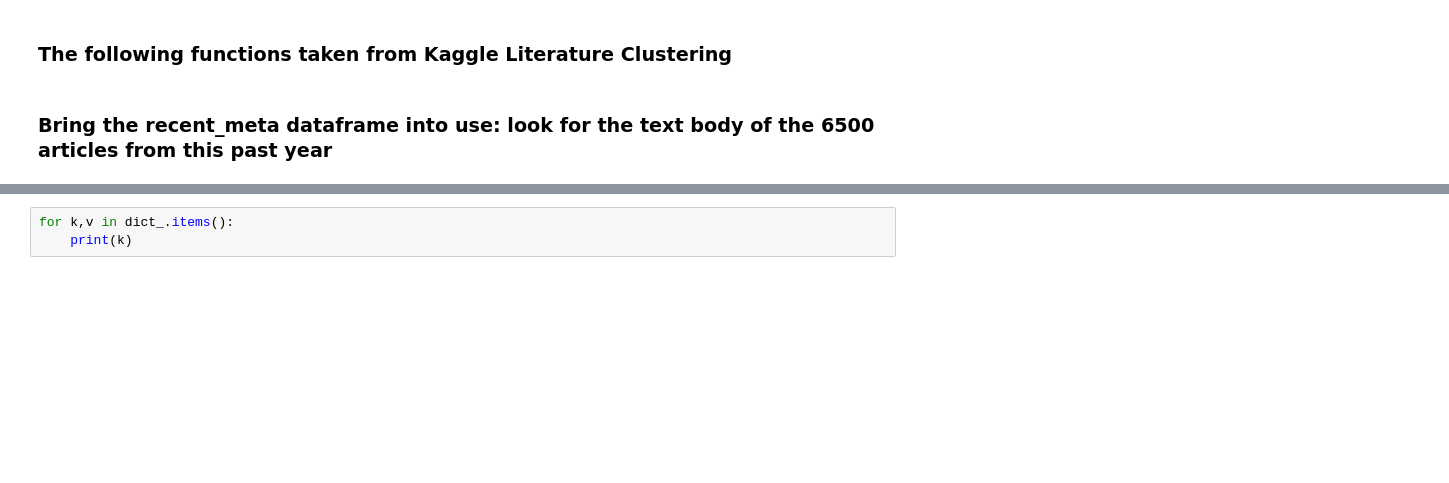
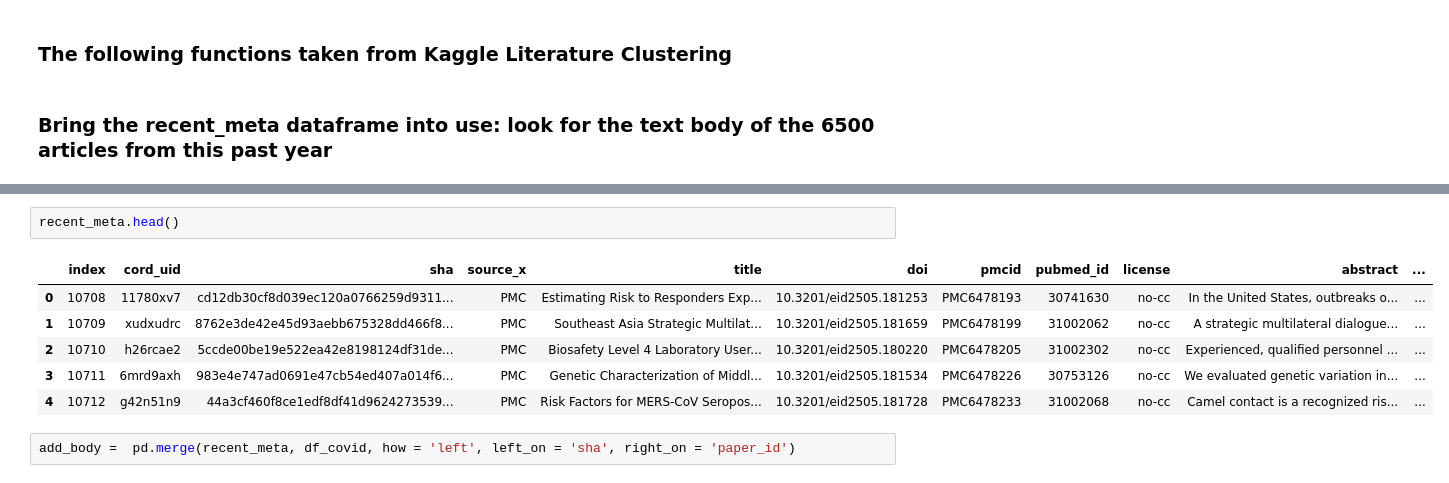
Before and after one commit to amandahutter/COVID-19-Kaggle-Analysis, a Jupyter notebook: CORD19-Analysis.ipynb, the cells around one changed output, grey strips where cells are left out. Drawn from its saved outputs; the diff is of its cells as text; blank space fills up the shorter version.

```diff
--- a/CORD19-Analysis.ipynb
+++ b/CORD19-Analysis.ipynb
@@ -1307,3 +1635,11 @@ df_covid.head()
-# %%
-for k,v in dict_.items():
-    print(k)
+# %%
+recent_meta.head()
+# %% [output]
+|  | index | cord_uid | sha | source_x | title | doi | pmcid | pubmed_id | license | abstract | ... |
+| 0 | 10708 | 11780xv7 | cd12db30cf8d039ec120a0766259d9311... | PMC | Estimating Risk to Responders Exp... | 10.3201/eid2505.181253 | PMC6478193 | 30741630 | no-cc | In the United States, outbreaks o... | ... |
+| 1 | 10709 | xudxudrc | 8762e3de42e45d93aebb675328dd466f8... | PMC | Southeast Asia Strategic Multilat... | 10.3201/eid2505.181659 | PMC6478199 | 31002062 | no-cc | A strategic multilateral dialogue... | ... |
+| 2 | 10710 | h26rcae2 | 5ccde00be19e522ea42e8198124df31de... | PMC | Biosafety Level 4 Laboratory User... | 10.3201/eid2505.180220 | PMC6478205 | 31002302 | no-cc | Experienced, qualified personnel ... | ... |
+| 3 | 10711 | 6mrd9axh | 983e4e747ad0691e47cb54ed407a014f6... | PMC | Genetic Characterization of Middl... | 10.3201/eid2505.181534 | PMC6478226 | 30753126 | no-cc | We evaluated genetic variation in... | ... |
+| 4 | 10712 | g42n51n9 | 44a3cf460f8ce1edf8df41d9624273539... | PMC | Risk Factors for MERS-CoV Seropos... | 10.3201/eid2505.181728 | PMC6478233 | 31002068 | no-cc | Camel contact is a recognized ris... | ... |
+# %%
+add_body =  pd.merge(recent_meta, df_covid, how = 'left', left_on = 'sha', right_on = 'paper_id')
```
Also changed, not shown: parts of 88 cells of this notebook.
